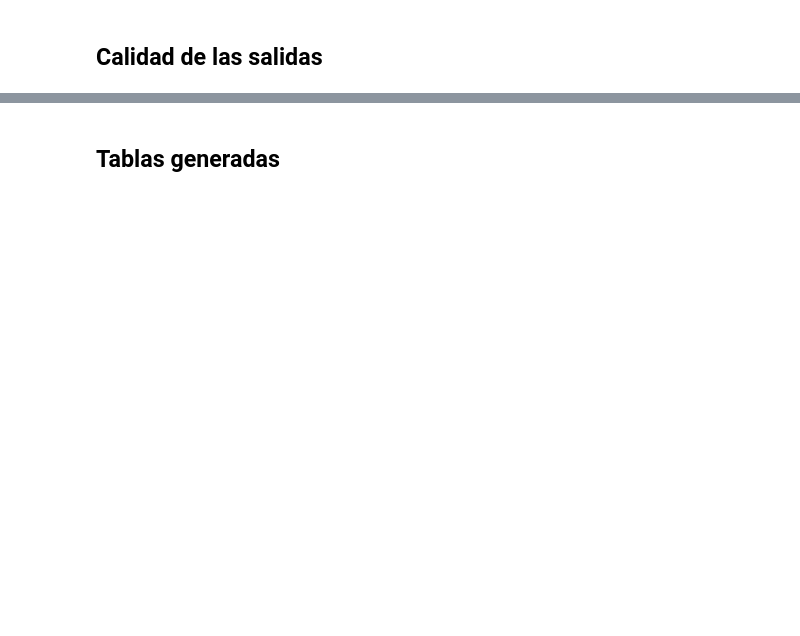
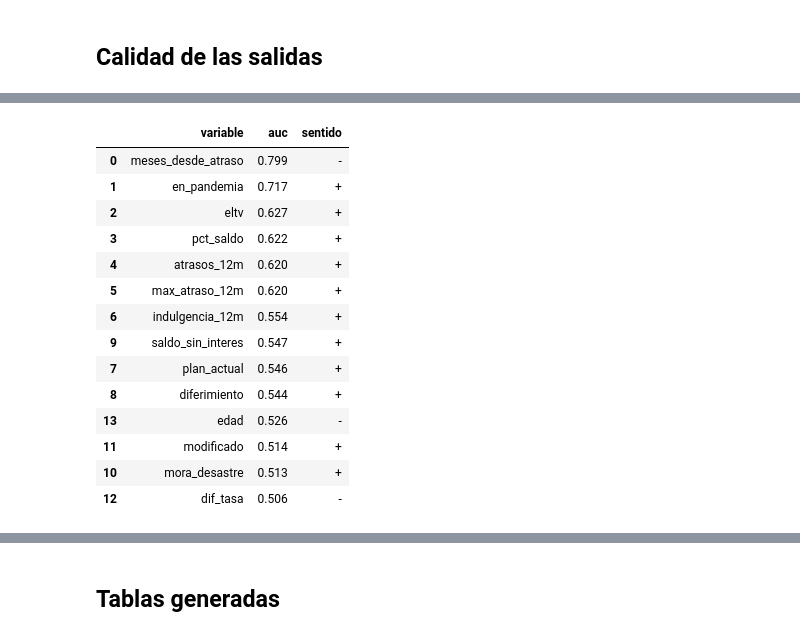
Before and after one commit to OSCARORTEGA95/Proyecto-de-Riesgo-de-Credito-Hipotecario, a Jupyter notebook: notebooks/02_etl.ipynb, the cells around one changed output, grey strips where cells are left out. Cells and saved outputs as stored; diff of their text form; code cells hidden in the pictures; blank space fills up the shorter version.

```diff
--- a/notebooks/02_etl.ipynb
+++ b/notebooks/02_etl.ipynb
@@ -92,0 +146,8 @@ Las llaves son únicas y la tabla de modelado no tiene columnas posteriores al c
+# %%
+carta = p2.where((F.col("dlq_num") == 0) & F.col("y_p2").isNotNull())
+atrasos = F.when(F.col("atrasos_12m") == 0, "0").when(F.col("atrasos_12m") == 1, "1") \
+    .when(F.col("atrasos_12m") <= 3, "2-3").otherwise("4+")
+por_atrasos = carta.groupBy(atrasos.alias("atrasos_12m")).agg(
+    F.count("*").alias("creditos_mes"), (100 * F.avg("y_p2")).alias("tasa_pct")).toPandas()
+por_atrasos["tasa_eda_pct"] = por_atrasos.atrasos_12m.map({"0": 0.123, "1": 0.490, "2-3": 0.905, "4+": 1.795})
+por_atrasos.sort_values("atrasos_12m").round(3)
@@ -92,0 +160,35 @@ Las llaves son únicas y la tabla de modelado no tiene columnas posteriores al c
+# %%
+def auc(df, columna, decimales=None):
+    valor = F.round(columna, decimales) if decimales is not None else F.col(columna).cast("double")
+    t = (df.where(F.col(columna).isNotNull()).groupBy(valor.alias("v"))
+         .agg(F.sum("y_p2").alias("pos"), (F.count("*") - F.sum("y_p2")).alias("neg"))
+         .toPandas().sort_values("v"))
+    negativos_menores = t.neg.cumsum() - t.neg
+    return (t.pos * (negativos_menores + 0.5 * t.neg)).sum() / (t.pos.sum() * t.neg.sum())
+
+
+carta = carta.withColumn("plan_actual", F.col("plan_asistencia").isNotNull())
+variables = {"meses_desde_atraso": None, "en_pandemia": None, "eltv": None, "pct_saldo": 4, "atrasos_12m": None,
+             "max_atraso_12m": None, "indulgencia_12m": None, "plan_actual": None, "diferimiento": None,
+             "saldo_sin_interes": None, "mora_desastre": None, "modificado": None, "dif_tasa": 3, "edad": None}
+filas = []
+for v, d in variables.items():
+    a = auc(carta, v, d)
+    filas.append({"variable": v, "auc": max(a, 1 - a), "sentido": "+" if a >= 0.5 else "-"})
+pd.DataFrame(filas).sort_values("auc", ascending=False).round(3)
+# %% [output]
+|  | variable | auc | sentido |
+| 0 | meses_desde_atraso | 0.799 | - |
+| 1 | en_pandemia | 0.717 | + |
+| 2 | eltv | 0.627 | + |
+| 3 | pct_saldo | 0.622 | + |
+| 4 | atrasos_12m | 0.620 | + |
+| 5 | max_atraso_12m | 0.620 | + |
+| 6 | indulgencia_12m | 0.554 | + |
+| 9 | saldo_sin_interes | 0.547 | + |
+| 7 | plan_actual | 0.546 | + |
+| 8 | diferimiento | 0.544 | + |
+| 13 | edad | 0.526 | - |
+| 11 | modificado | 0.514 | + |
+| 10 | mora_desastre | 0.513 | + |
+| 12 | dif_tasa | 0.506 | - |
```
Also changed, not shown: parts of 15 cells of this notebook, 8 other files.
